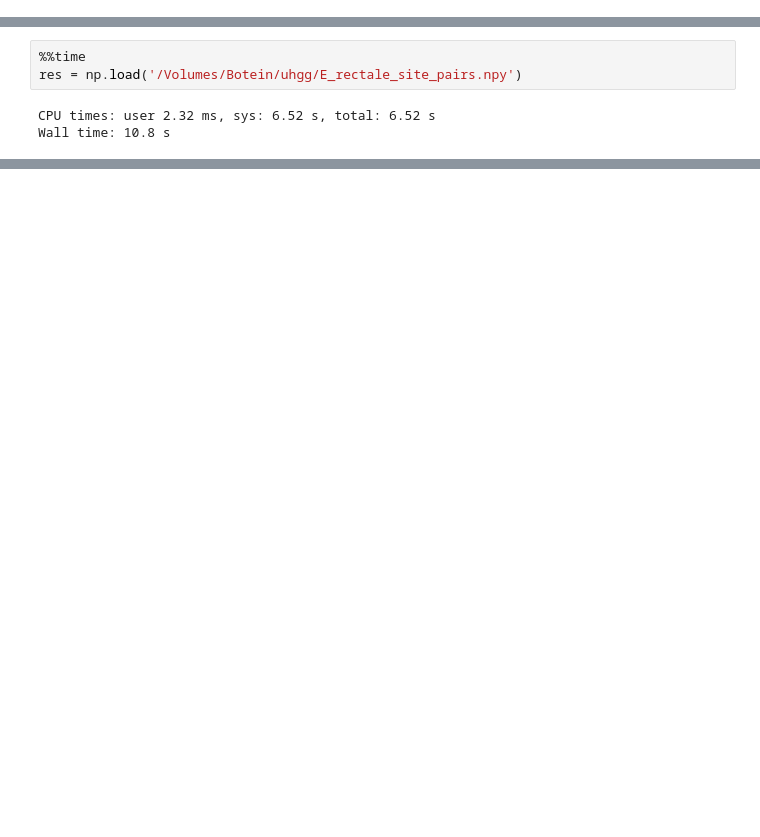
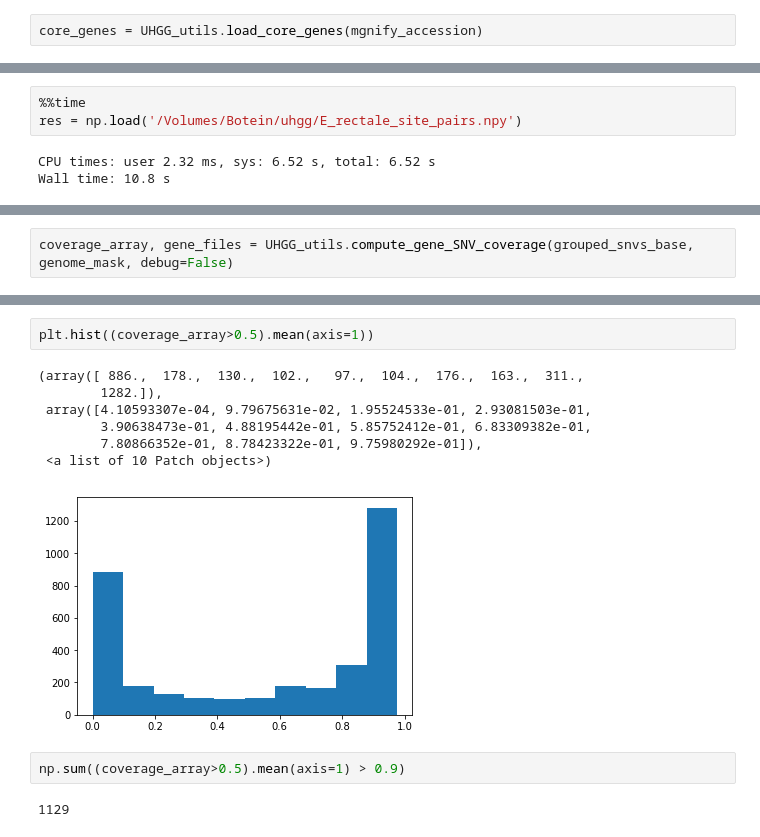
Before and after one commit to alyulina/linkage-equilibrium, a Jupyter notebook: code/jupyter_scripts/uhgg_demo.ipynb, the cells around one changed output, grey strips where cells are left out. Saved outputs shown, nothing was run; the diff lists cells and outputs as text; blank space fills up the shorter version.

```diff
--- a/code/jupyter_scripts/uhgg_demo.ipynb
+++ b/code/jupyter_scripts/uhgg_demo.ipynb
@@ -208,3 +220,5 @@ header = UHGG_utils.get_SNVs_table_header(snvs_path)
 reload(UHGG_utils)
 # %% [output]
 <module 'UHGG_utils' from '../UHGG_utils.py'>
+# %%
+core_genes = UHGG_utils.load_core_genes(mgnify_accession)
@@ -274,0 +448,2 @@ n11s[0]
+# %%
+coverage_array, gene_files = UHGG_utils.compute_gene_SNV_coverage(grouped_snvs_base, genome_mask, debug=False)
@@ -274,0 +474,14 @@ n11s[0]
+# %%
+plt.hist((coverage_array>0.5).mean(axis=1))
+# %% [output]
+(array([ 886.,  178.,  130.,  102.,   97.,  104.,  176.,  163.,  311.,
+        1282.]),
+ array([4.10593307e-04, 9.79675631e-02, 1.95524533e-01, 2.93081503e-01,
+        3.90638473e-01, 4.88195442e-01, 5.85752412e-01, 6.83309382e-01,
+        7.80866352e-01, 8.78423322e-01, 9.75980292e-01]),
+ <a list of 10 Patch objects>)
+[figure, added]
+# %%
+np.sum((coverage_array>0.5).mean(axis=1) > 0.9)
+# %% [output]
+1129
```
Also changed, not shown: parts of 34 cells of this notebook, 2 other files.
